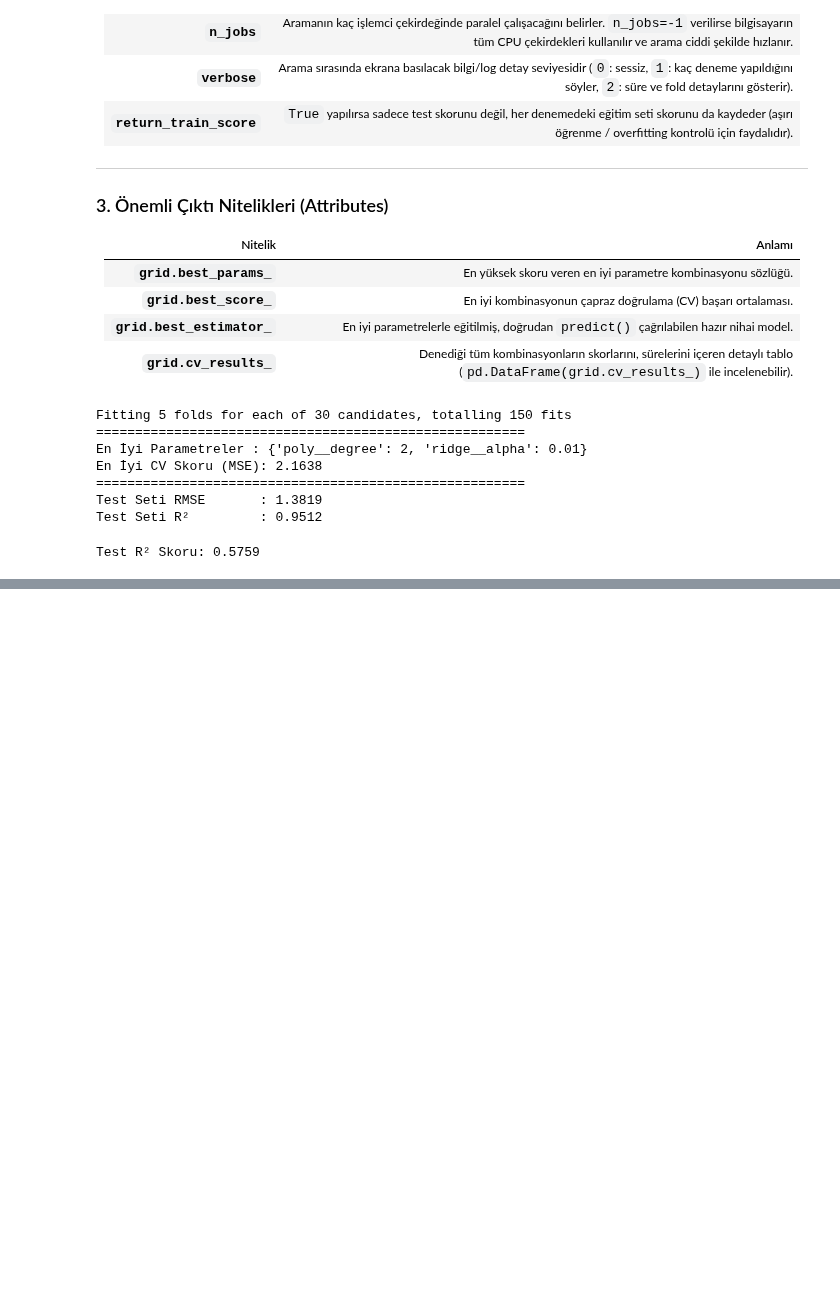
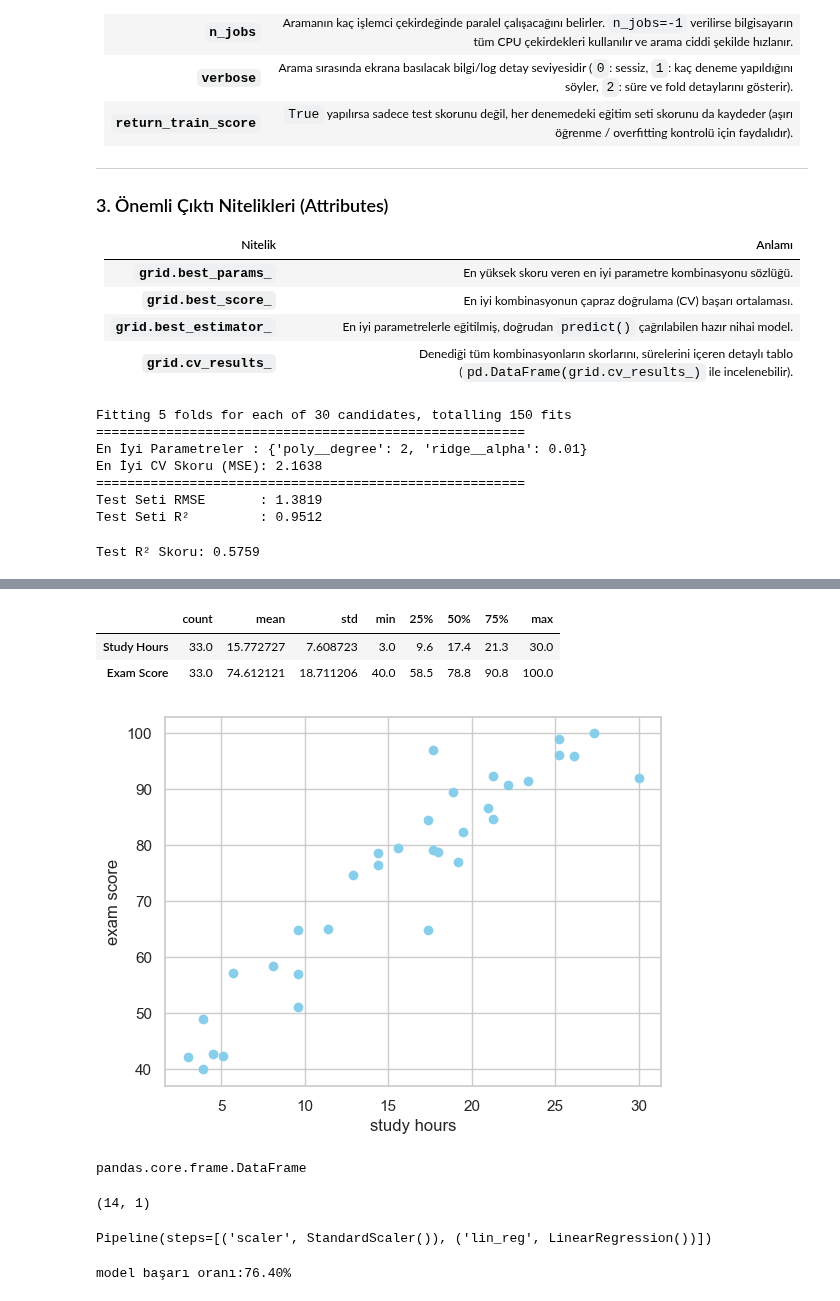
Before and after one commit to sametdumlu0-sketch/ML-NOTES, a Jupyter notebook: ml.ipynb, the cells around one changed output, grey strips where cells are left out. Cells and saved outputs as stored; diff of their text form; code cells hidden in the pictures; blank space fills up the shorter version.

```diff
--- a/ml.ipynb
+++ b/ml.ipynb
@@ -473,0 +941,2 @@ Test R² Skoru: 0.5759
+# %%
+df=pd.read_csv('1-studyhours.csv')
@@ -473,0 +952,22 @@ Test R² Skoru: 0.5759
+# %%
+df.isnull().sum()
+df.describe().T
+# %% [output]
+|  | count | mean | std | min | 25% | 50% | 75% | max |
+| Study Hours | 33.0 | 15.772727 | 7.608723 | 3.0 | 9.6 | 17.4 | 21.3 | 30.0 |
+| Exam Score | 33.0 | 74.612121 | 18.711206 | 40.0 | 58.5 | 78.8 | 90.8 | 100.0 |
+# %%
+plt.scatter(df['Study Hours'],df['Exam Score'],color='skyblue')
+plt.xlabel('study hours')
+plt.ylabel('exam score')
+plt.show()
+# %% [output]
+[figure, added]
+# %%
+#indipeendet and dependet features (X,y)
+#X 2 boyutlu ister
+X=df[['Study Hours']]
+y=df['Exam Score']
+type(X)
+# %% [output]
+pandas.core.frame.DataFrame
@@ -473,0 +980,23 @@ Test R² Skoru: 0.5759
+# %%
+X_train,X_test,y_train,y_test=train_test_split(
+    X,y,test_size=0.4,random_state=42
+)
+X_train.shape
+X_test.shape
+# %% [output]
+(14, 1)
+# %%
+model=Pipeline([
+    ('scaler',StandardScaler()),
+    ('lin_reg',LinearRegression()),
+])
+model.fit(X_train,y_train)
+# %% [output]
+Pipeline(steps=[('scaler', StandardScaler()), ('lin_reg', LinearRegression())])
+# %%
+y_pred=model.predict(X_test)
+mse=mean_squared_error(y_true=y_test,y_pred=y_pred)
+r2=r2_score(y_true=y_test,y_pred=y_pred)
+print(f'model başarı oranı:{r2:.2%}')
+# %% [output]
+model başarı oranı:76.40%
```
Also changed, not shown: parts of 60 cells of this notebook, 2 other files.
